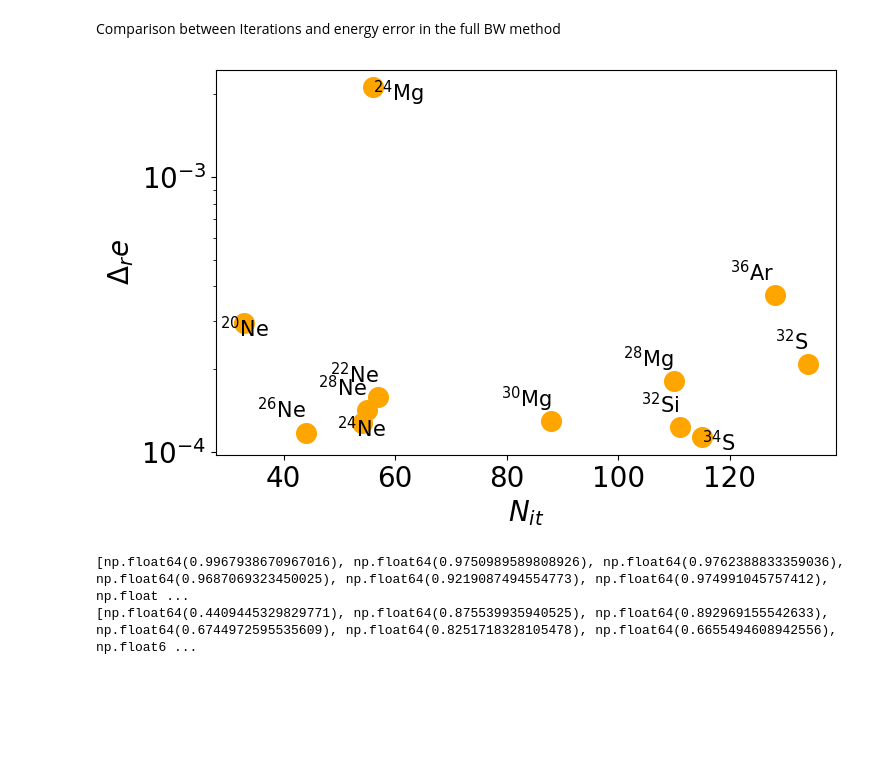
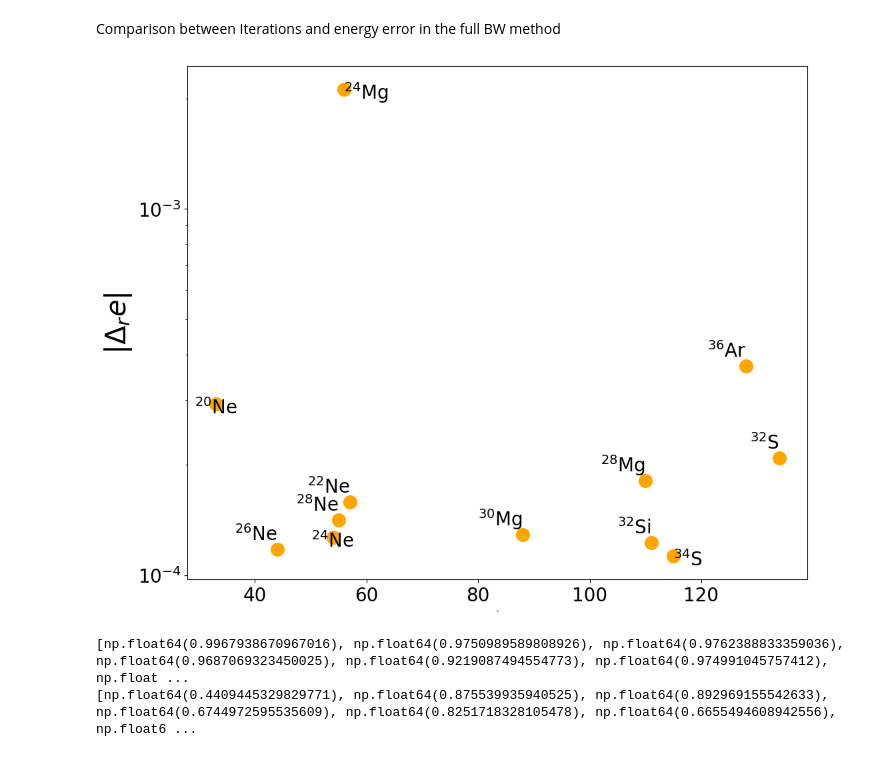
Before and after one commit to emacosta95/3rdQA4NSM, a Jupyter notebook: BrillouinWignerAnalysis.ipynb, the cells around one changed output. Cells and saved outputs as stored; diff of their text form; code cells hidden in the pictures; blank space fills up the shorter version.

```diff
--- a/BrillouinWignerAnalysis.ipynb
+++ b/BrillouinWignerAnalysis.ipynb
@@ -2774,6 +3341,19 @@ op_fidelity_hfbw_rr=data['operator_fidelities_bw']
 # %%
 print(number_of_particles)
-titles=['$^{20}$Ne','$^{22}$Ne','$^{24}$Ne','$^{26}$Ne','$^{28}$Ne','$^{24}$Mg','$^{28}$Mg','$^{30}$Mg','$^{32}$Si','$^{32}$S','$^{34}$S','$^{36}$Ar']
+titles = [
+    "$^{20}$Ne",
+    "$^{22}$Ne",
+    "$^{24}$Ne",
+    "$^{26}$Ne",
+    "$^{28}$Ne",
+    "$^{24}$Mg",
+    "$^{28}$Mg",
+    "$^{30}$Mg",
+    "$^{32}$Si",
+    "$^{32}$S",
+    "$^{34}$S",
+    "$^{36}$Ar",
+]
 # %% [output]
 [(2, 2), (4, 2), (6, 2), (8, 2), (10, 2), (4, 4), (4, 8), (4, 10), (6, 10), (8, 8), (8, 10), (10, 10)]
 # %%
@@ -3001,31 +3634,69 @@ Nucleus: $^{36}$Ar, Relative Error: 1.1799e-02
 # %% [markdown]
 Comparison between Iterations and energy error in the full BW method
 # %%
-error_fbw=(energies_exact[:]-energies_fbw[:])/energies_exact[:]
-scale=1
-plt.figure(figsize=(8,5))
-plt.scatter(n_iterations/scale,error_fbw,label='Full BW',s=200,marker='o',color='orange')
+error_fbw = (energies_exact[:] - energies_fbw[:]) / energies_exact[:]
+scale = 1
+plt.figure(figsize=(12, 10))
+plt.scatter(
+    n_iterations / scale, error_fbw, label="Full BW", s=200, marker="o", color="orange"
+)
 plt.semilogy()
 for i in range(len(n_iterations)):
-    #plt.text(n_iterations[i],error_fbw[i],titles[i],fontsize=15,ha='center',va='bottom')
-    if titles[i]=='$^{24}$Mg':
-        plt.annotate(titles[i], (n_iterations[i], error_fbw[i]), textcoords="offset points", xytext=(0,-10), ha='left', fontsize=15)
-    elif titles[i]=='$^{20}$Ne':
-        plt.annotate(titles[i], (n_iterations[i], error_fbw[i]), textcoords="offset points", xytext=(0,-10), ha='center', fontsize=15)
+    # plt.text(n_iterations[i],error_fbw[i],titles[i],fontsize=15,ha='center',va='bottom')
+    if titles[i] == "$^{24}$Mg":
+        plt.annotate(
+            titles[i],
+            (n_iterations[i], error_fbw[i]),
+            textcoords="offset points",
+            xytext=(0, -10),
+            ha="left",
+            fontsize=20,
+        )
+    elif titles[i] == "$^{20}$Ne":
+        plt.annotate(
+            titles[i],
+            (n_iterations[i], error_fbw[i]),
+            textcoords="offset points",
+            xytext=(0, -10),
+            ha="center",
+            fontsize=20,
+        )
     # elif titles[i]=='$^{32}$S':
-    #     plt.annotate(titles[i], (n_iterations[i], error_fbw[i]), textcoords="offset points", xytext=(0,-10), ha='left', fontsize=15)
-    elif titles[i]=='$^{34}$S':
-        plt.annotate(titles[i], (n_iterations[i], error_fbw[i]), textcoords="offset points", xytext=(0,-10), ha='left', fontsize=15)
-    elif titles[i]=='$^{24}$Ne':
-        plt.annotate(titles[i], (n_iterations[i], error_fbw[i]), textcoords="offset points", xytext=(0,-10), ha='center', fontsize=15)
+    #     plt.annotate(titles[i], (n_iterations[i], error_fbw[i]), textcoords="offset points", xytext=(0,-10), ha='left', fontsize=20)
+    elif titles[i] == "$^{34}$S":
+        plt.annotate(
+            titles[i],
+            (n_iterations[i], error_fbw[i]),
+            textcoords="offset points",
+            xytext=(0, -10),
+            ha="left",
+            fontsize=20,
+        )
+    elif titles[i] == "$^{24}$Ne":
+        plt.annotate(
+            titles[i],
+            (n_iterations[i], error_fbw[i]),
+            textcoords="offset points",
+            xytext=(0, -10),
+            ha="center",
+            fontsize=20,
+        )
     else:
 
-        plt.annotate(titles[i], (n_iterations[i], error_fbw[i]), textcoords="offset points", xytext=(0,10), ha='right', fontsize=15)
-plt.tick_params(labelsize=20,which='major')
-plt.tick_params(labelsize=15,which='minor')
-plt.xlabel(r'$N_{it}$',fontsize=20)
-plt.ylabel(r'$\Delta_r e$',fontsize=20)
+        plt.annotate(
+            titles[i],
+            (n_iterations[i], error_fbw[i]),
+            textcoords="offset points",
+            xytext=(0, 10),
+            ha="right",
+            fontsize=20,
+        )
+plt.tick_params(labelsize=20, which="major")
+plt.tick_params(labelsize=15, which="minor")
+plt.xlabel(r"$N_{it}$", fontsize=2)
+plt.ylabel(r"$|\Delta_r e|$", fontsize=30)
+plt.savefig("fig1.pdf", bbox_inches="tight")
 plt.show()
 # %% [output]
-[figure, old version]
+[figure, new version]
 # %%
```
Also changed, not shown: parts of 120 cells of this notebook, 8 other files.
